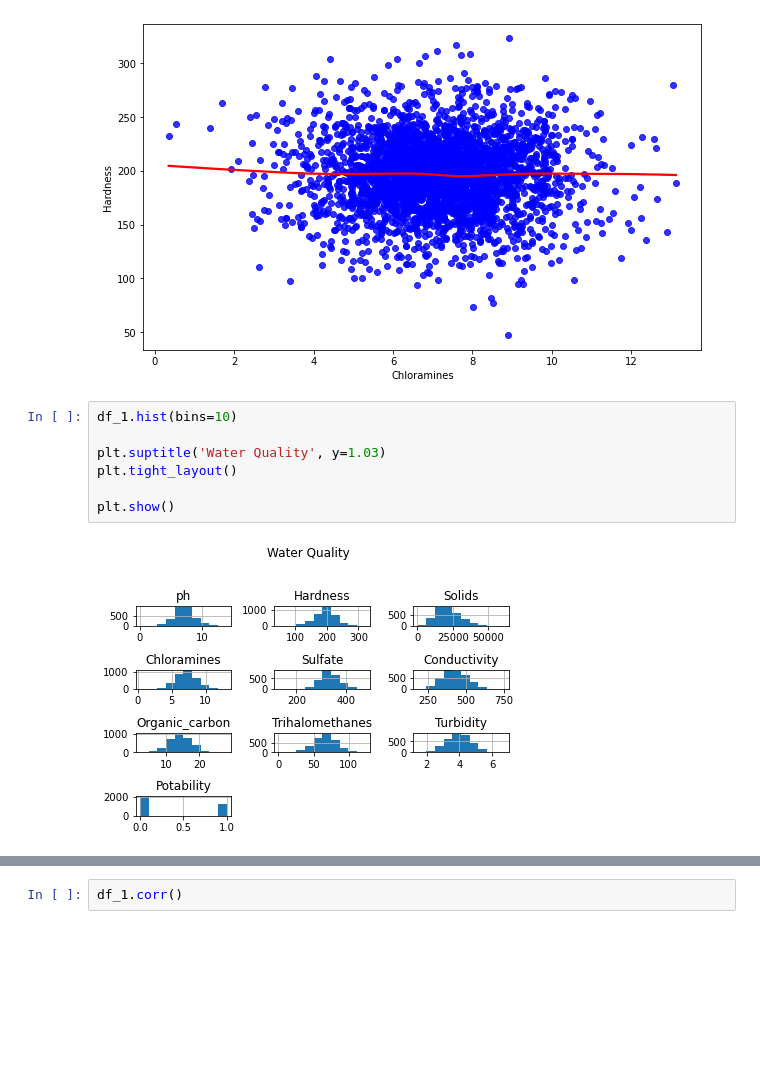
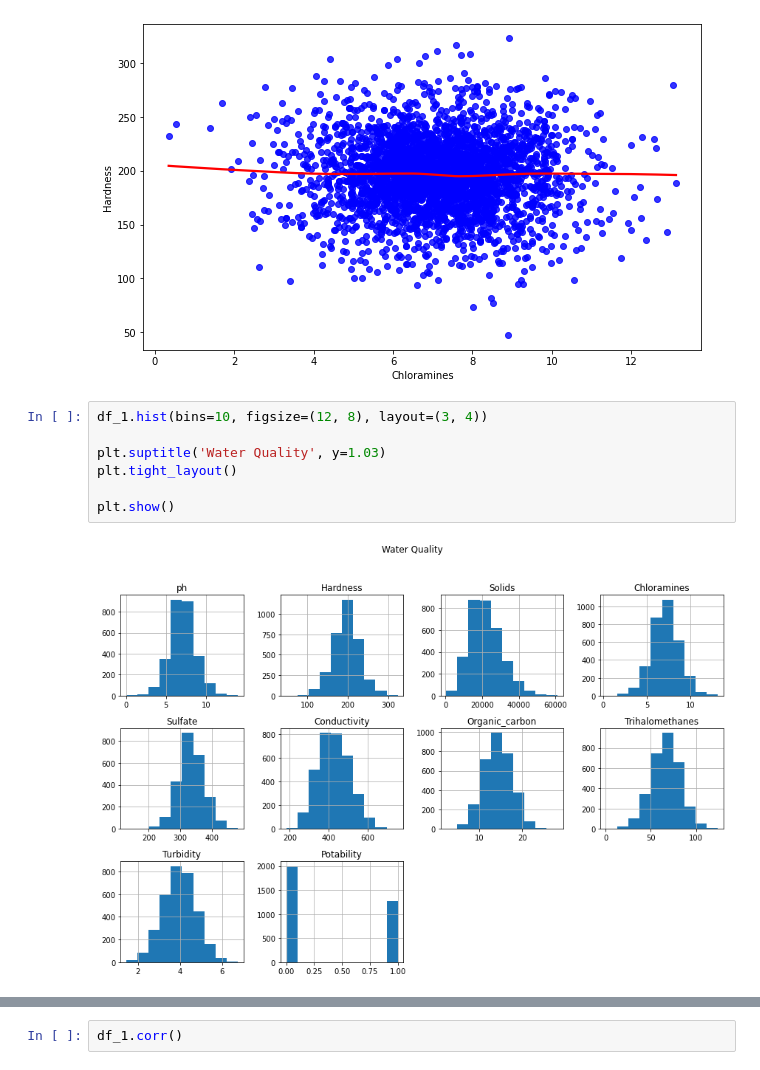
Before and after one commit to faisalece/cmse830, a Jupyter notebook: HW/HW_3.ipynb, the cells around one changed output, grey strips where cells are left out. Cells and saved outputs as stored; diff of their text form; blank space fills up the shorter version.

```diff
--- a/HW/HW_3.ipynb
+++ b/HW/HW_3.ipynb
@@ -152,11 +152,11 @@ plt.show()
 # %% [output]
 [figure]
 # %%
-df_1.hist(bins=10)
+df_1.hist(bins=10, figsize=(12, 8), layout=(3, 4))
 
 plt.suptitle('Water Quality', y=1.03)
 plt.tight_layout()
 
 plt.show()
 # %% [output]
-[figure, old version]
+[figure, new version]
```
Also changed, not shown: parts of 14 cells of this notebook.
